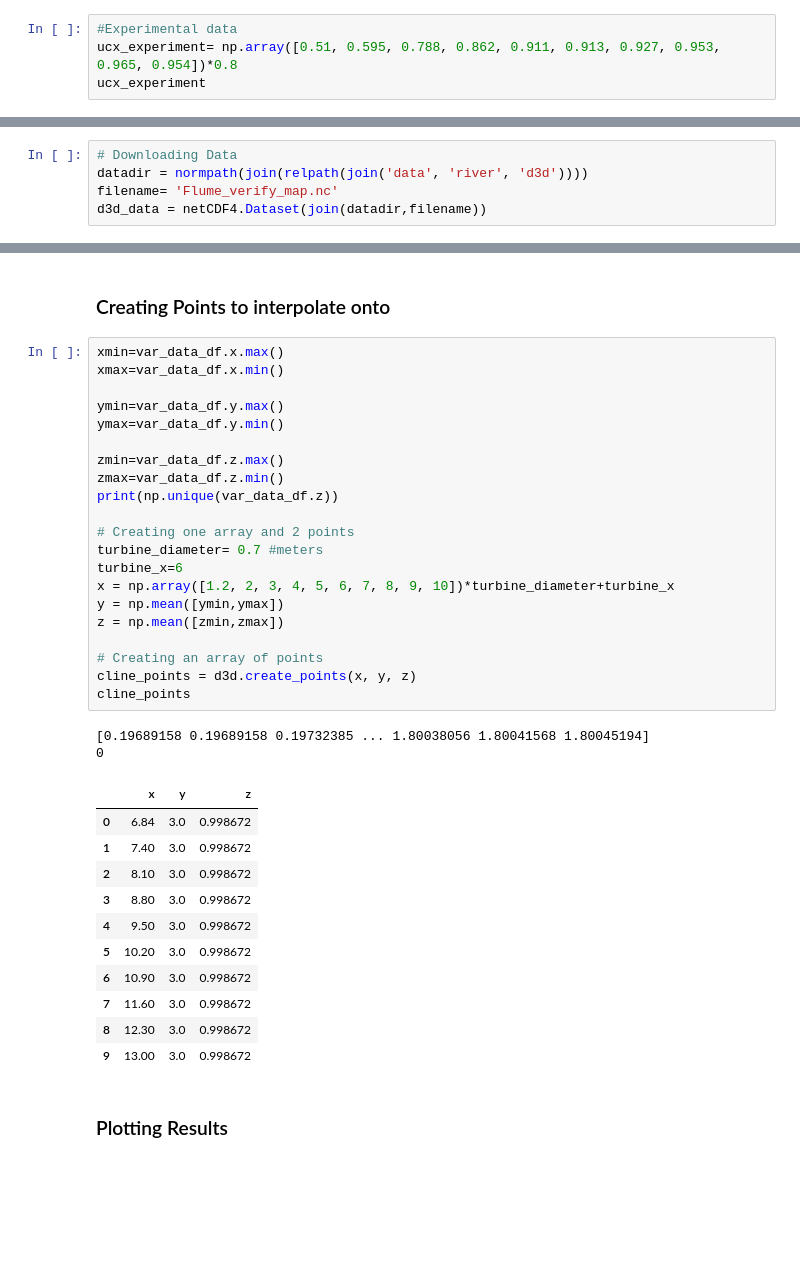
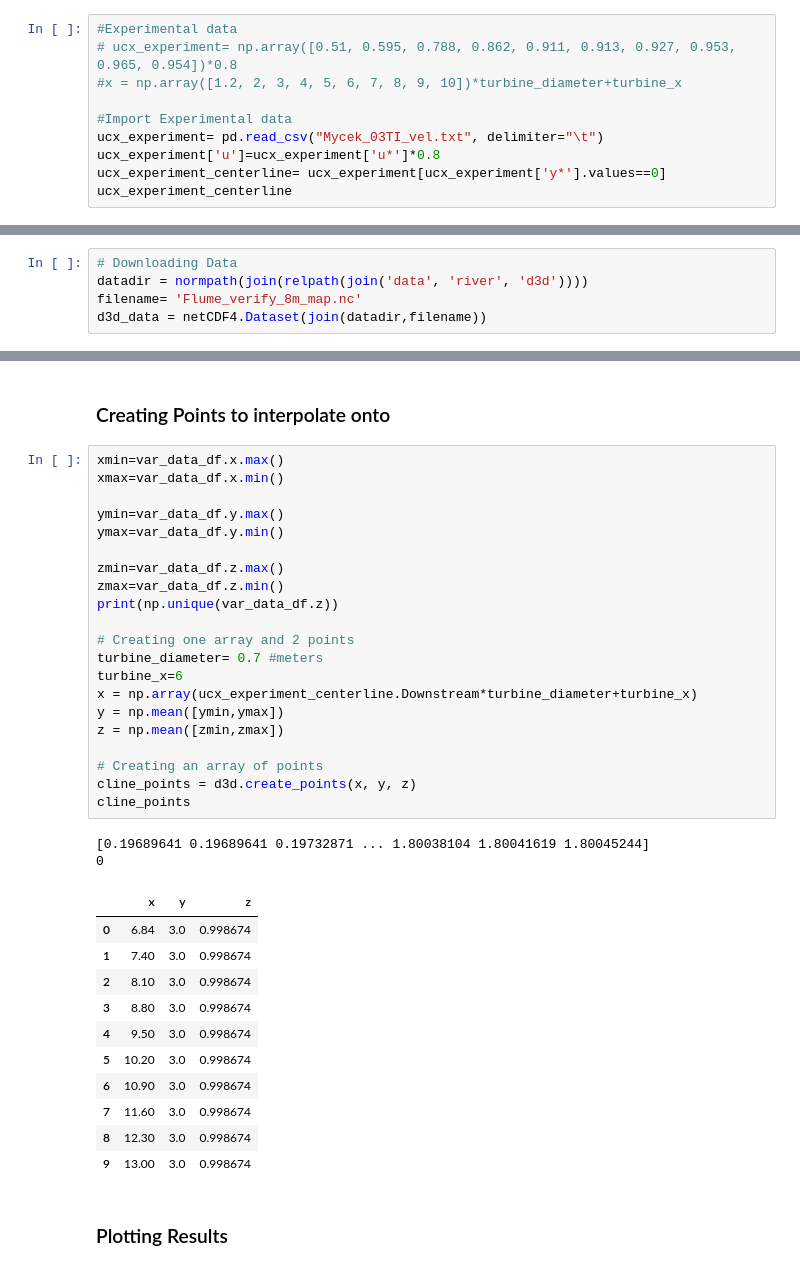
Before and after one commit to browniea/Delft3D_verify, a Jupyter notebook: Delft3d_verify.ipynb, the cells around one changed output, grey strips where cells are left out. Saved outputs shown, nothing was run; the diff lists cells and outputs as text; blank space fills up the shorter version.

Commit message:
added 3% TI data

```diff
--- a/Delft3d_verify.ipynb
+++ b/Delft3d_verify.ipynb
@@ -37,6 +37,12 @@ plt.rcParams.update({'font.size': 15}) # Set fount size of plots title and label
 ## Experimental data
 # %%
 #Experimental data
-ucx_experiment= np.array([0.51, 0.595, 0.788, 0.862, 0.911, 0.913, 0.927, 0.953, 0.965, 0.954])*0.8
-ucx_experiment
+# ucx_experiment= np.array([0.51, 0.595, 0.788, 0.862, 0.911, 0.913, 0.927, 0.953, 0.965, 0.954])*0.8
+#x = np.array([1.2, 2, 3, 4, 5, 6, 7, 8, 9, 10])*turbine_diameter+turbine_x
+
+#Import Experimental data
+ucx_experiment= pd.read_csv("Mycek_03TI_vel.txt", delimiter="\t")
+ucx_experiment['u']=ucx_experiment['u*']*0.8
+ucx_experiment_centerline= ucx_experiment[ucx_experiment['y*'].values==0]
+ucx_experiment_centerline
 # %% [output]
@@ -47,7 +62,7 @@ array([0.408 , 0.476 , 0.6304, 0.6896, 0.7288, 0.7304, 0.7416, 0.7624,
 # %%
 # Downloading Data
 datadir = normpath(join(relpath(join('data', 'river', 'd3d'))))
-filename= 'Flume_verify_map.nc'
+filename= 'Flume_verify_8m_map.nc'
 d3d_data = netCDF4.Dataset(join(datadir,filename))
 # %%
 # Getting variable data
@@ -74,37 +89,37 @@ print(var_data_df)
 # %%
 xmin=var_data_df.x.max()
 xmax=var_data_df.x.min()
 
 ymin=var_data_df.y.max()
 ymax=var_data_df.y.min()
 
 zmin=var_data_df.z.max()
 zmax=var_data_df.z.min()
 print(np.unique(var_data_df.z))
 
 # Creating one array and 2 points
 turbine_diameter= 0.7 #meters
 turbine_x=6
-x = np.array([1.2, 2, 3, 4, 5, 6, 7, 8, 9, 10])*turbine_diameter+turbine_x
+x = np.array(ucx_experiment_centerline.Downstream*turbine_diameter+turbine_x)
 y = np.mean([ymin,ymax])
 z = np.mean([zmin,zmax])
 
 # Creating an array of points
 cline_points = d3d.create_points(x, y, z)
 cline_points
 # %% [output]
-[0.19689158 0.19689158 0.19732385 ... 1.80038056 1.80041568 1.80045194]
+[0.19689641 0.19689641 0.19732871 ... 1.80038104 1.80041619 1.80045244]
 0
 |  | x | y | z |
-| 0 | 6.84 | 3.0 | 0.998672 |
-| 1 | 7.40 | 3.0 | 0.998672 |
-| 2 | 8.10 | 3.0 | 0.998672 |
-| 3 | 8.80 | 3.0 | 0.998672 |
-| 4 | 9.50 | 3.0 | 0.998672 |
-| 5 | 10.20 | 3.0 | 0.998672 |
-| 6 | 10.90 | 3.0 | 0.998672 |
-| 7 | 11.60 | 3.0 | 0.998672 |
-| 8 | 12.30 | 3.0 | 0.998672 |
-| 9 | 13.00 | 3.0 | 0.998672 |
+| 0 | 6.84 | 3.0 | 0.998674 |
+| 1 | 7.40 | 3.0 | 0.998674 |
+| 2 | 8.10 | 3.0 | 0.998674 |
+| 3 | 8.80 | 3.0 | 0.998674 |
+| 4 | 9.50 | 3.0 | 0.998674 |
+| 5 | 10.20 | 3.0 | 0.998674 |
+| 6 | 10.90 | 3.0 | 0.998674 |
+| 7 | 11.60 | 3.0 | 0.998674 |
+| 8 | 12.30 | 3.0 | 0.998674 |
+| 9 | 13.00 | 3.0 | 0.998674 |
 # %% [markdown]
 ### Plotting Results
```
Also changed, not shown: parts of 8 cells of this notebook.
